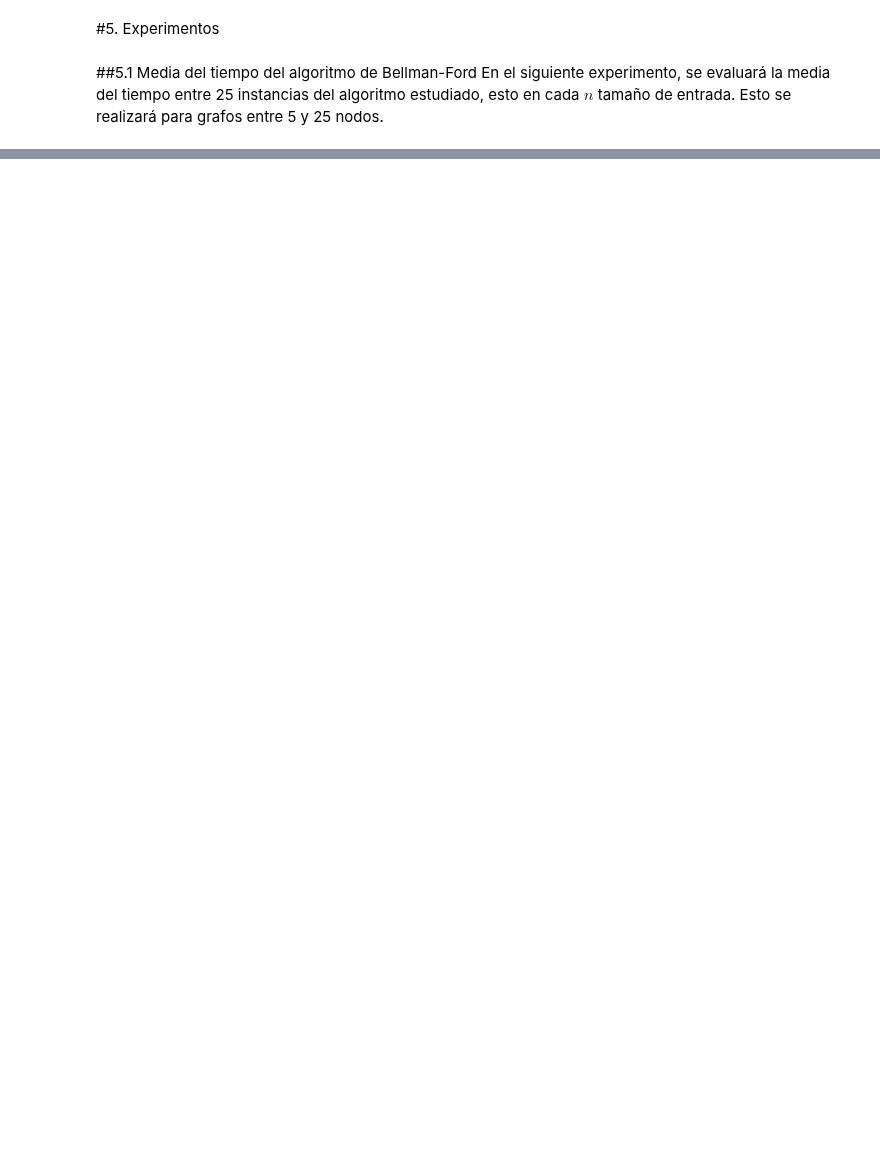
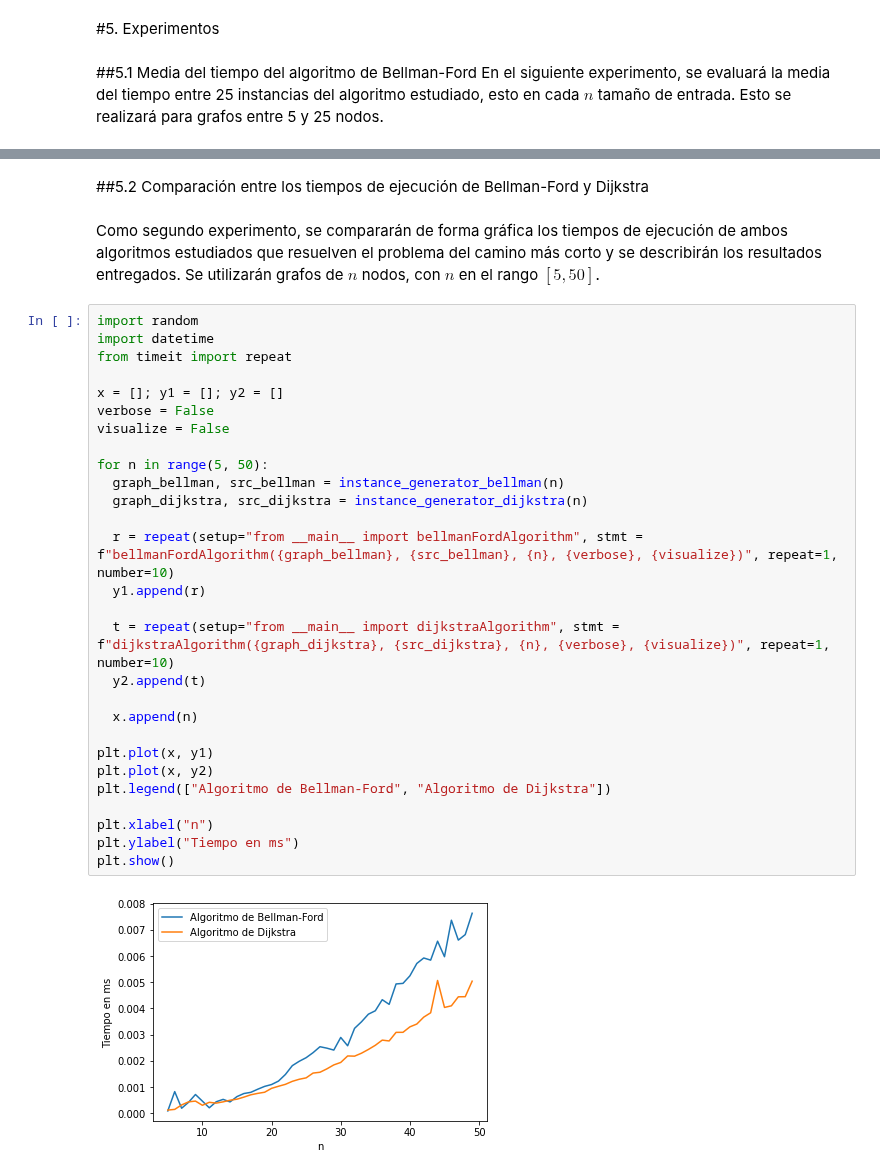
Before and after one commit to Sylver640/ADA-Informes, a Jupyter notebook: Informe_BellmanFord.ipynb, the cells around one changed output, grey strips where cells are left out. Drawn from its saved outputs; the diff is of its cells as text; blank space fills up the shorter version.

```diff
--- a/Informe_BellmanFord.ipynb
+++ b/Informe_BellmanFord.ipynb
@@ -522,0 +651,34 @@ Tal como se puede ver en el gráfico, el resultado se asemeja bastante al tiempo
+# %% [markdown]
+##5.2 Comparación entre los tiempos de ejecución de Bellman-Ford y Dijkstra
+# %% [markdown]
+Como segundo experimento, se compararán de forma gráfica los tiempos de ejecución de ambos algoritmos estudiados que resuelven el problema del camino más corto y se describirán los resultados entregados. Se utilizarán grafos de $n$ nodos, con $n$ en el rango $[5,50]$.
+# %%
+import random
+import datetime
+from timeit import repeat
+
+x = []; y1 = []; y2 = []
+verbose = False
+visualize = False
+
+for n in range(5, 50):
+  graph_bellman, src_bellman = instance_generator_bellman(n)
+  graph_dijkstra, src_dijkstra = instance_generator_dijkstra(n)
+
+  r = repeat(setup="from __main__ import bellmanFordAlgorithm", stmt = f"bellmanFordAlgorithm({graph_bellman}, {src_bellman}, {n}, {verbose}, {visualize})", repeat=1, number=10)
+  y1.append(r)
+
+  t = repeat(setup="from __main__ import dijkstraAlgorithm", stmt = f"dijkstraAlgorithm({graph_dijkstra}, {src_dijkstra}, {n}, {verbose}, {visualize})", repeat=1, number=10)
+  y2.append(t)
+
+  x.append(n)
+
+plt.plot(x, y1)
+plt.plot(x, y2)
+plt.legend(["Algoritmo de Bellman-Ford", "Algoritmo de Dijkstra"])
+
+plt.xlabel("n")
+plt.ylabel("Tiempo en ms")
+plt.show()
+# %% [output]
+[figure, added]
```
Also changed, not shown: parts of 15 cells of this notebook.
